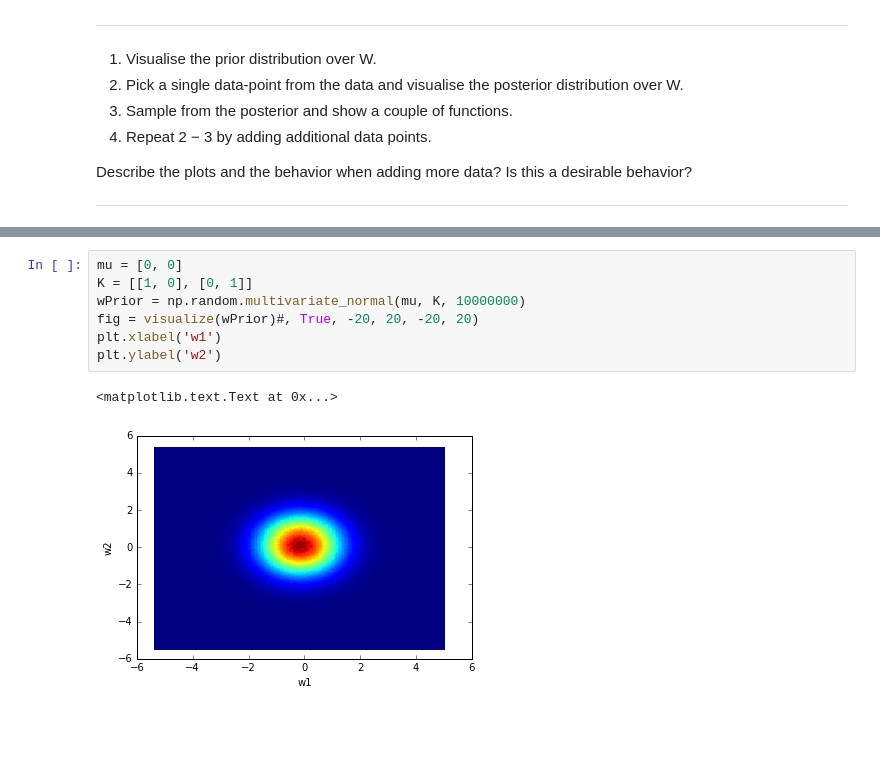
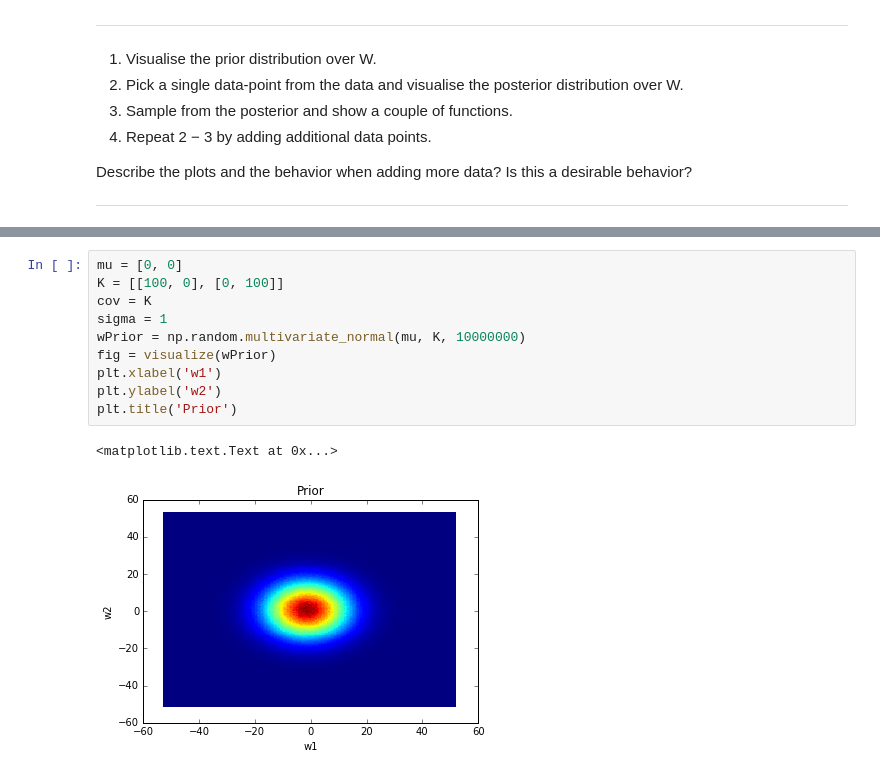
Before and after one commit to bxclib2/kth, a Jupyter notebook: Assignment1.ipynb, the cells around one changed output, grey strips where cells are left out. Drawn from its saved outputs; the diff is of its cells as text; blank space fills up the shorter version.

```diff
--- a/Assignment1.ipynb
+++ b/Assignment1.ipynb
@@ -147,11 +226,14 @@ We have no prior information about the mean and covariance, so we can set $\math
 # %%
 mu = [0, 0]
-K = [[1, 0], [0, 1]]
+K = [[100, 0], [0, 100]]
+cov = K
+sigma = 1
 wPrior = np.random.multivariate_normal(mu, K, 10000000)
-fig = visualize(wPrior)#, True, -20, 20, -20, 20)
+fig = visualize(wPrior)
 plt.xlabel('w1')
 plt.ylabel('w2')
+plt.title('Prior')
 # %% [output]
 <matplotlib.text.Text at 0x...>
-[figure, old version]
+[figure, new version]
 # %%
```
Also changed, not shown: parts of 42 cells of this notebook.
